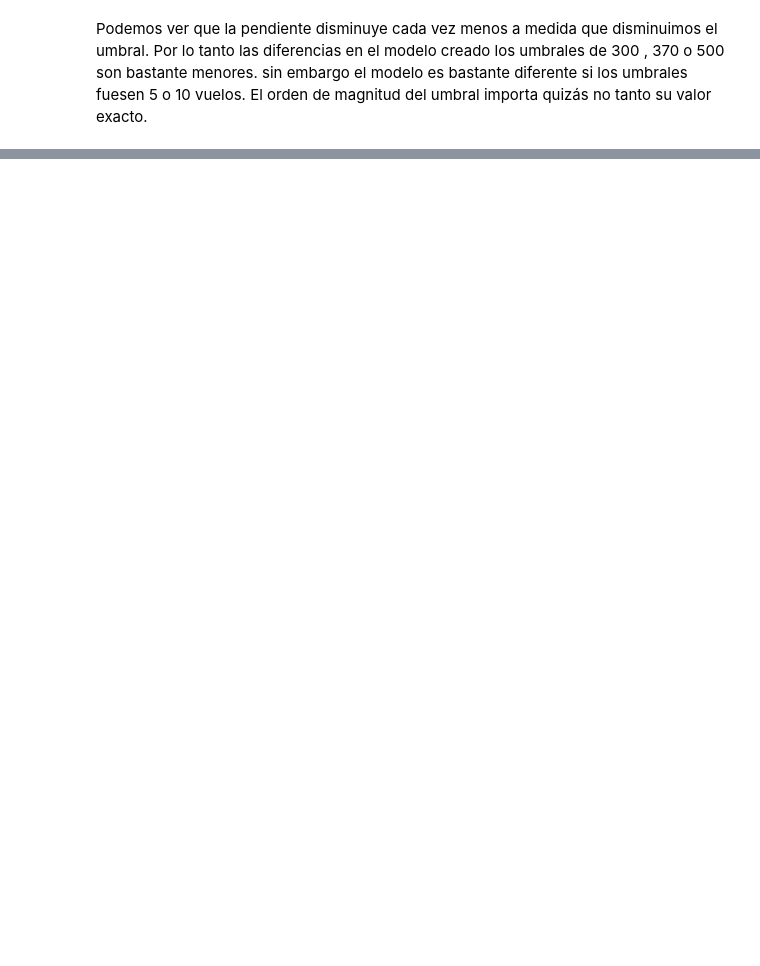
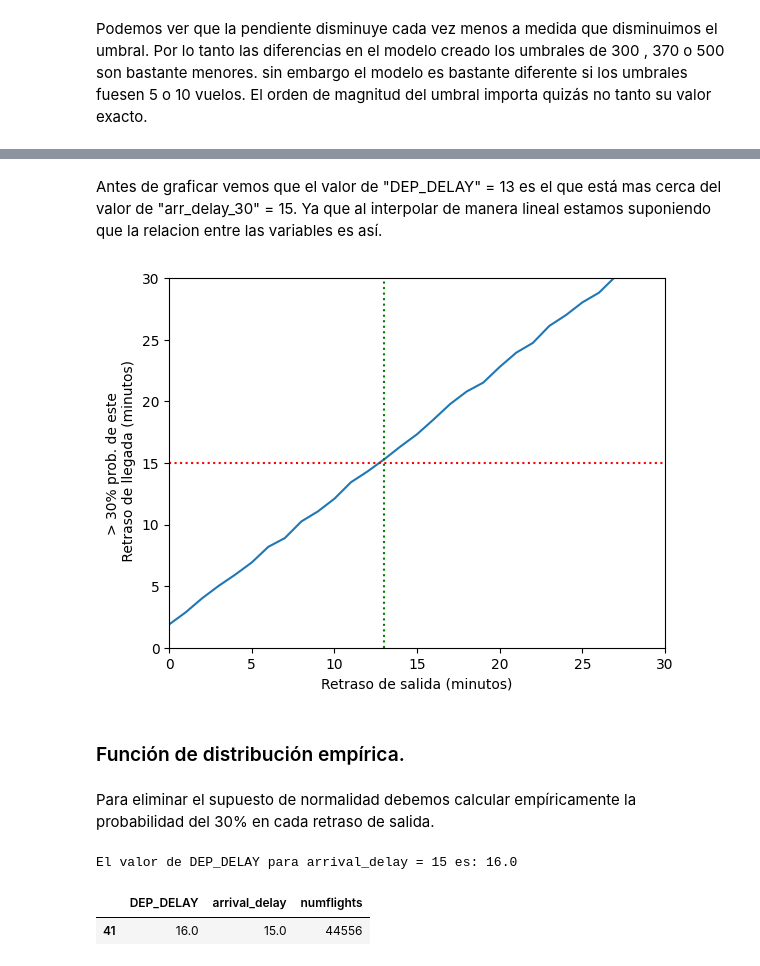
Before and after one commit to InspiredcL/data-science-on-gcp, a Jupyter notebook: 05_bqnotebook/exploration.ipynb, the cells around one changed output, grey strips where cells are left out. Saved outputs shown, nothing was run; the diff lists cells and outputs as text; code cells hidden in the pictures; blank space fills up the shorter version.

```diff
--- a/05_bqnotebook/exploration.ipynb
+++ b/05_bqnotebook/exploration.ipynb
@@ -531,0 +406,14 @@ Copyright 2021 Google Inc. Licensed under the Apache License, Version 2.0 (the "
+# %%
+# Definimos "arr_delay_30"
+Z_30 = 0.52
+normal_dep_delay["arr_delay_30"] = (
+    Z_30 * normal_dep_delay["stddev_arrival_delay"]
+) + normal_dep_delay["arrival_delay"]
+# Interpolamos el valor de x que corresponde a y=15
+f = interp1d(normal_dep_delay["arr_delay_30"], normal_dep_delay["DEP_DELAY"])
+print(f"El valor de x para y=15 es: {f(15)}")
+# Seleccionamos los valores cercanos +-1
+normal_dep_delay[
+    (normal_dep_delay["DEP_DELAY"] >= np.floor(f(15)))
+    & (normal_dep_delay["DEP_DELAY"] <= np.ceil(f(15) + 1))
+]
@@ -531,0 +426,27 @@ Copyright 2021 Google Inc. Licensed under the Apache License, Version 2.0 (the "
+# %% [markdown]
+Antes de graficar vemos que el valor de "DEP_DELAY" = 13 es el que está mas
+cerca del valor de "arr_delay_30" = 15. Ya que al interpolar de manera lineal
+estamos suponiendo que la relacion entre las variables es así.
+# %%
+ax = plt.axes()
+normal_dep_delay.plot(
+    kind="line",
+    x="DEP_DELAY",
+    y="arr_delay_30",
+    ax=ax,
+    ylim=(0, 30),
+    xlim=(0, 30),
+    legend=False,
+)
+ax.set_xlabel("Retraso de salida (minutos)")
+ax.set_ylabel("> 30% prob. de este\n Retraso de llegada (minutos)")
+
+ax.axhline(y=15, color="r", linestyle="dotted")
+ax.axvline(x=13, color="g", linestyle="dotted");
+# %% [output]
+[figure, added]
+# %% [markdown]
+### Función de distribución empírica.
+# %% [markdown]
+Para eliminar el supuesto de normalidad debemos calcular empíricamente la
+probabilidad del 30% en cada retraso de salida.
@@ -531,0 +467,12 @@ Copyright 2021 Google Inc. Licensed under the Apache License, Version 2.0 (the "
+# %%
+# Interpolamos el valor de x que corresponde a y=15
+f = interp1d(
+    quantile_dep_delay["arrival_delay"], quantile_dep_delay["DEP_DELAY"]
+)
+print(f"El valor de DEP_DELAY para arrival_delay = 15 es: {f(15)}")
+# Seleccionamos el valor
+quantile_dep_delay[(quantile_dep_delay["DEP_DELAY"] == f(15))]
+# %% [output]
+El valor de DEP_DELAY para arrival_delay = 15 es: 16.0
+|  | DEP_DELAY | arrival_delay | numflights |
+| 41 | 16.0 | 15.0 | 44556 |
```
Also changed, not shown: parts of 58 cells of this notebook, 1 other file.
